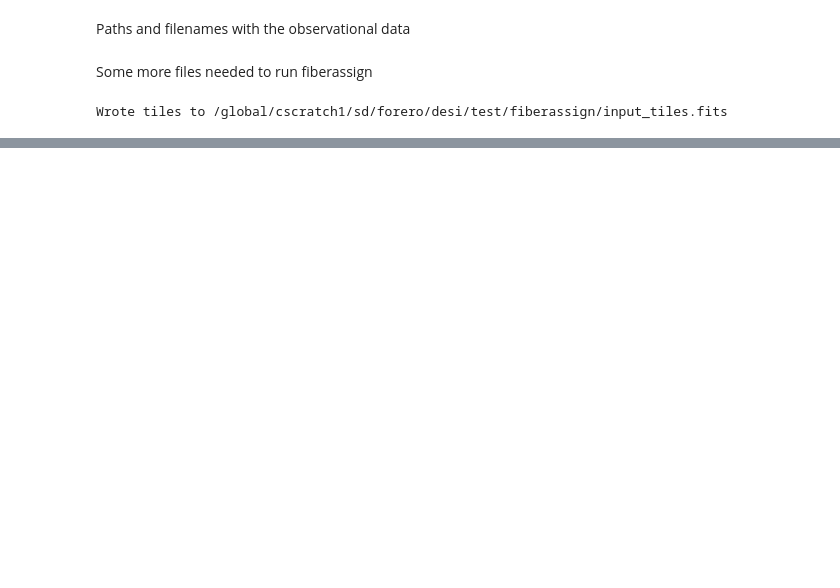
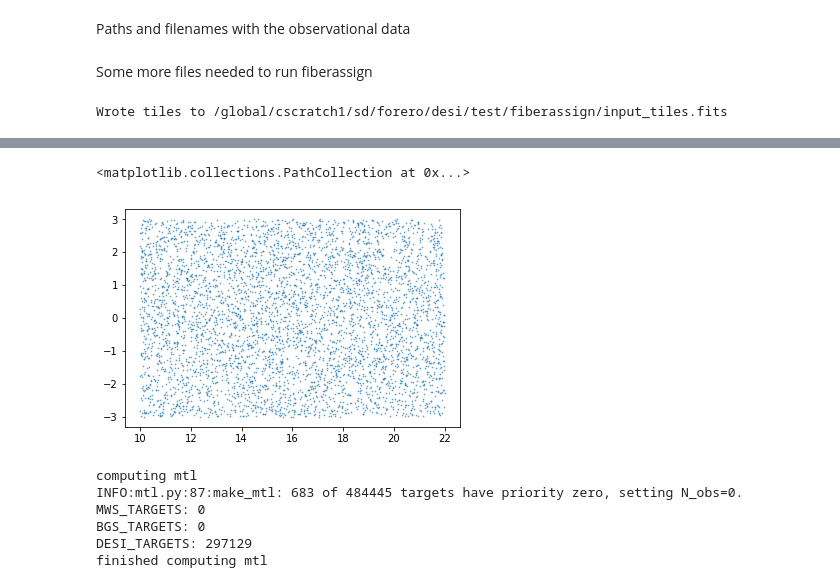
Before and after one commit to forero/fiberassign_explore, a Jupyter notebook: observational_targets.ipynb, the cells around one changed output, grey strips where cells are left out. Cells and saved outputs as stored; diff of their text form; code cells hidden in the pictures; blank space fills up the shorter version.

```diff
--- a/observational_targets.ipynb
+++ b/observational_targets.ipynb
@@ -58,0 +127,35 @@ Wrote tiles to /global/cscratch1/sd/forero/desi/test/fiberassign/input_tiles.fit
+# %%
+plt.scatter(stardata['RA'], stardata['DEC'],s=0.5, alpha=0.6)
+# %% [output]
+<matplotlib.collections.PathCollection at 0x...>
+[figure, added]
+# %%
+#compute MTL
+if not os.path.exists(mtlfile):
+    print('computing mtl')
+    import desitarget.mtl
+    mtl = desitarget.mtl.make_mtl(targetdata)
+
+    # only include BGS and MWS
+    isbgsmws = ((mtl['BGS_TARGET']!=0) | (mtl['MWS_TARGET']!=0))
+    if program=="bright":
+        mtl = mtl[isbgsmws]
+    else:
+        mtl = mtl[~isbgsmws]
+
+
+    mtl.meta['EXTNAME'] = 'MTL'
+    mtl.write(mtlfile)
+
+    #print some stats
+    print('MWS_TARGETS: {}'.format(np.count_nonzero(mtl['MWS_TARGET']!=0)))
+    print('BGS_TARGETS: {}'.format(np.count_nonzero(mtl['BGS_TARGET']!=0)))
+    print('DESI_TARGETS: {}'.format(np.count_nonzero(mtl['DESI_TARGET']!=0)))
+    print('finished computing mtl')
+# %% [output]
+computing mtl
+INFO:mtl.py:87:make_mtl: 683 of 484445 targets have priority zero, setting N_obs=0.
+MWS_TARGETS: 0
+BGS_TARGETS: 0
+DESI_TARGETS: 297129
+finished computing mtl
```
Also changed, not shown: parts of 8 cells of this notebook.
